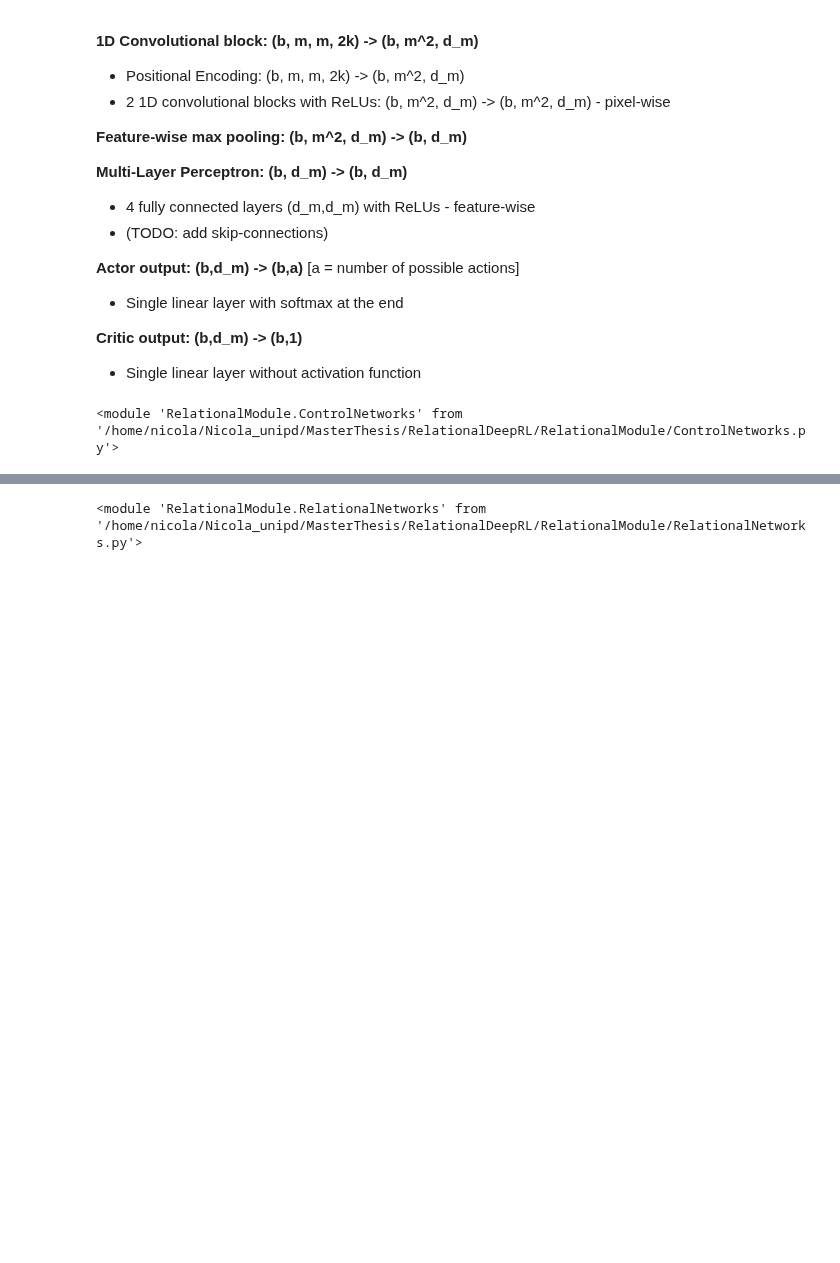
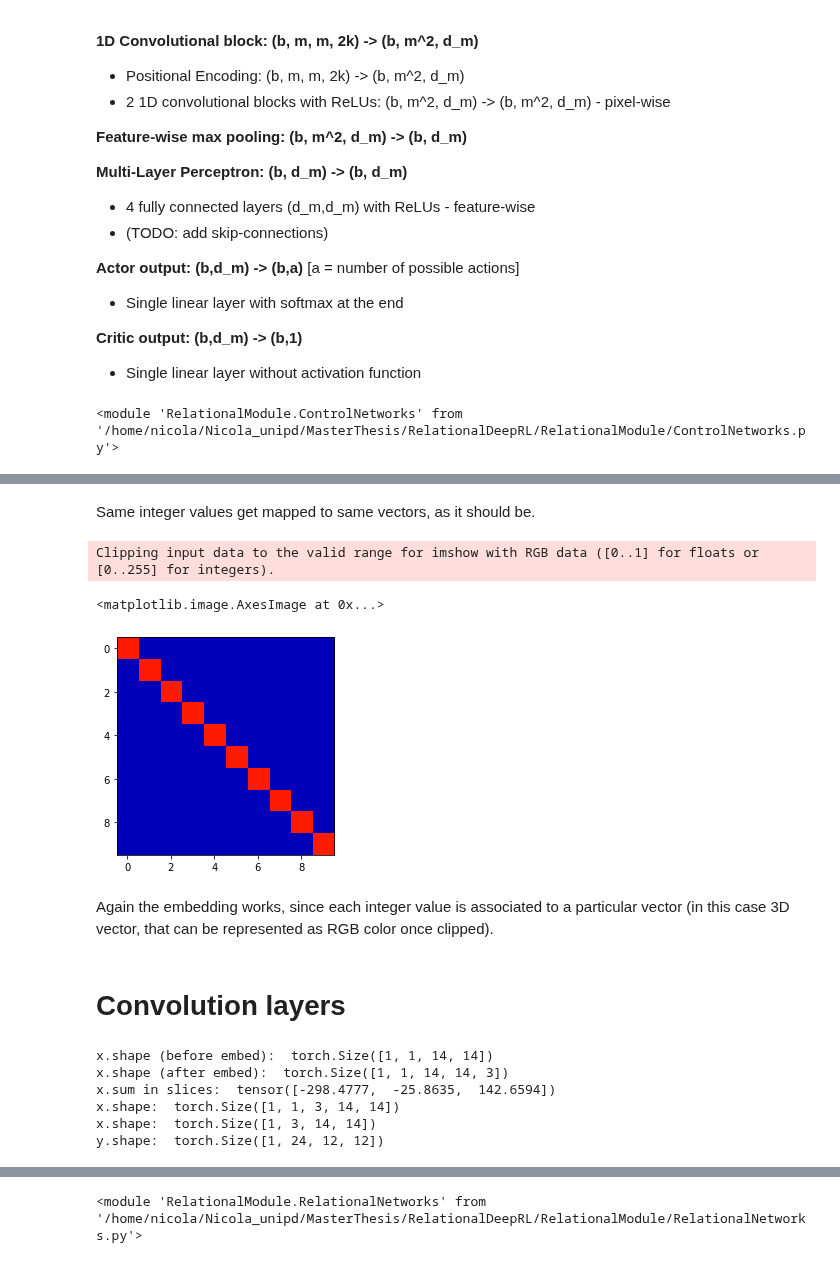
Before and after one commit to nicoladainese96/RelationalDeepRL, a Jupyter notebook: Architecture_testing.ipynb, the cells around one changed output, grey strips where cells are left out. Drawn from its saved outputs; the diff is of its cells as text; code cells hidden in the pictures; blank space fills up the shorter version.

```diff
--- a/Architecture_testing.ipynb
+++ b/Architecture_testing.ipynb
@@ -72,0 +77,4 @@ reload(cnet)
+# %%
+vocab_size = 256
+n_dim = 3
+embed = nn.Embedding(vocab_size, n_dim)
@@ -72,0 +106,14 @@ reload(cnet)
+# %% [markdown]
+Same integer values get mapped to same vectors, as it should be.
+# %%
+eye = torch.eye(10, dtype=int)
+y_eye = embed(eye).detach()
+plt.imshow(y_eye.numpy())
+# %% [output]
+Clipping input data to the valid range for imshow with RGB data ([0..1] for floats or [0..255] for integers).
+<matplotlib.image.AxesImage at 0x...>
+[figure, added]
+# %% [markdown]
+Again the embedding works, since each integer value is associated to a particular vector (in this case 3D vector, that can be represented as RGB color once clipped).
+# %% [markdown]
+# Convolution layers
@@ -72,0 +136,21 @@ reload(cnet)
+# %%
+x = torch.zeros((1,14,14), dtype=int) # this is the structure of the state retrieved by the game
+if len(x.shape) <= 3:
+    x = x.unsqueeze(0)
+print("x.shape (before embed): ", x.shape)
+x = embed(x)
+print("x.shape (after embed): ", x.shape)
+print("x.sum in slices: ", sum_slices(x,(0,1)))
+x = x.transpose(-1,-3)
+print("x.shape: ", x.shape)
+x = x.transpose(-1,-2).reshape(x.shape[0],-1,x.shape[-2],x.shape[-1])
+print("x.shape: ", x.shape)
+y = net(x)
+print("y.shape: ", y.shape)
+# %% [output]
+x.shape (before embed):  torch.Size([1, 1, 14, 14])
+x.shape (after embed):  torch.Size([1, 1, 14, 14, 3])
+x.sum in slices:  tensor([-298.4777,  -25.8635,  142.6594])
+x.shape:  torch.Size([1, 1, 3, 14, 14])
+x.shape:  torch.Size([1, 3, 14, 14])
+y.shape:  torch.Size([1, 24, 12, 12])
```
Also changed, not shown: parts of 53 cells of this notebook, 1 other file.
